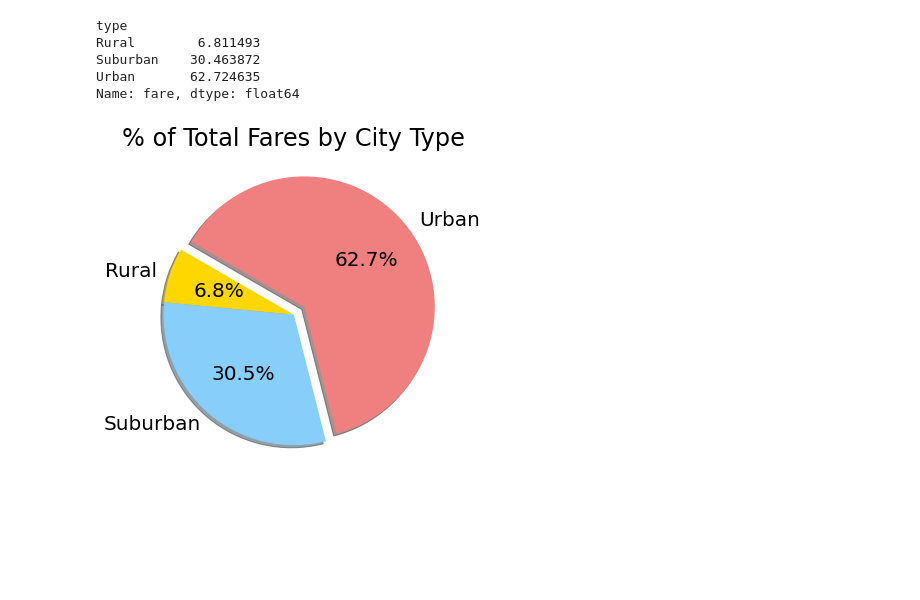
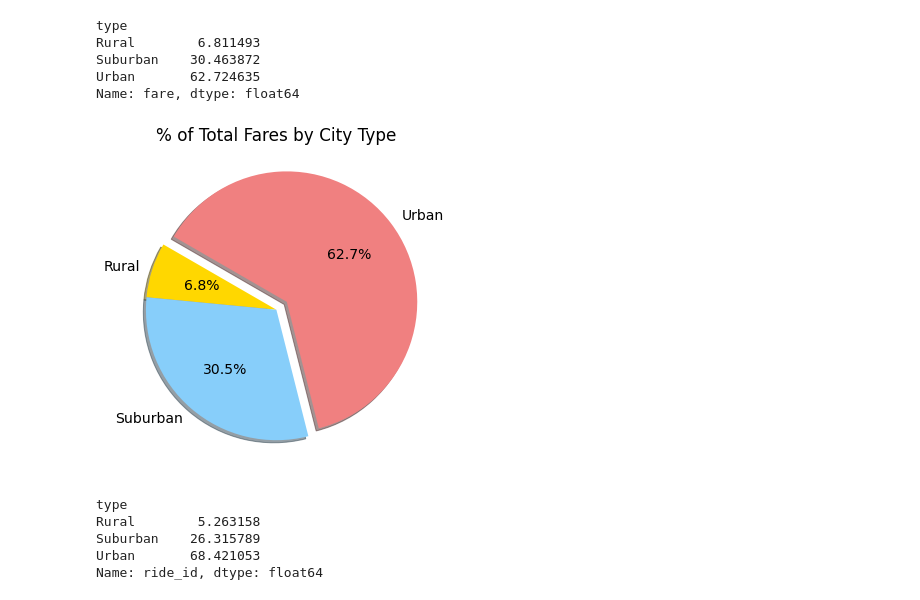
Before and after one commit to jenamis/pyber-analysis, a Jupyter notebook: PyBer.ipynb, the cells around one changed output. Cells and saved outputs as stored; diff of their text form; code cells hidden in the pictures; blank space fills up the shorter version.

Commit message:
Added pie chart

```diff
--- a/PyBer.ipynb
+++ b/PyBer.ipynb
@@ -998,8 +998,8 @@ total_fares
 63538.64
 # %%
 # Calculate percentage of fare for each city type
-type_percents = sum_fares_by_type / total_fares * 100
-type_percents
+fare_percents = sum_fares_by_type / total_fares * 100
+fare_percents
 # %% [output]
 type
 Rural        6.811493
@@ -1019,24 +1019,34 @@ Name: fare, dtype: float64
 # %%
 # Import mpl to change plot configurations using rcParams
 import matplotlib as mpl
 
 # Build percentage of fares by city type pie chart
 plt.subplots(figsize = (10,6))
 plt.pie(
-    type_percents,
+    fare_percents,
     labels = ["Rural", "Suburban", "Urban"],
     colors = ["gold", "lightskyblue", "lightcoral"],
     explode = [0, 0, 0.1],
     autopct = "%.1f%%",
     shadow = True,
     startangle = 150)
 plt.title("% of Total Fares by City Type")
 
 # Change default font size from 10 to 14
 mpl.rcParams["font.size"] = 14
 
 # Save figure
 plt.savefig("Analysis/Fig5.png")
 plt.show()
 # %% [output]
-[figure, old version]
+[figure, new version]
+# %%
+# Calculate percentage of rides for each city type
+ride_percents = pyber_data_df.groupby(["type"])["ride_id"].count() / pyber_data_df["ride_id"].count() * 100
+ride_percents
+# %% [output]
+type
+Rural        5.263158
+Suburban    26.315789
+Urban       68.421053
+Name: ride_id, dtype: float64
```
Also changed, not shown: parts of 2 cells of this notebook, 2 other files.
